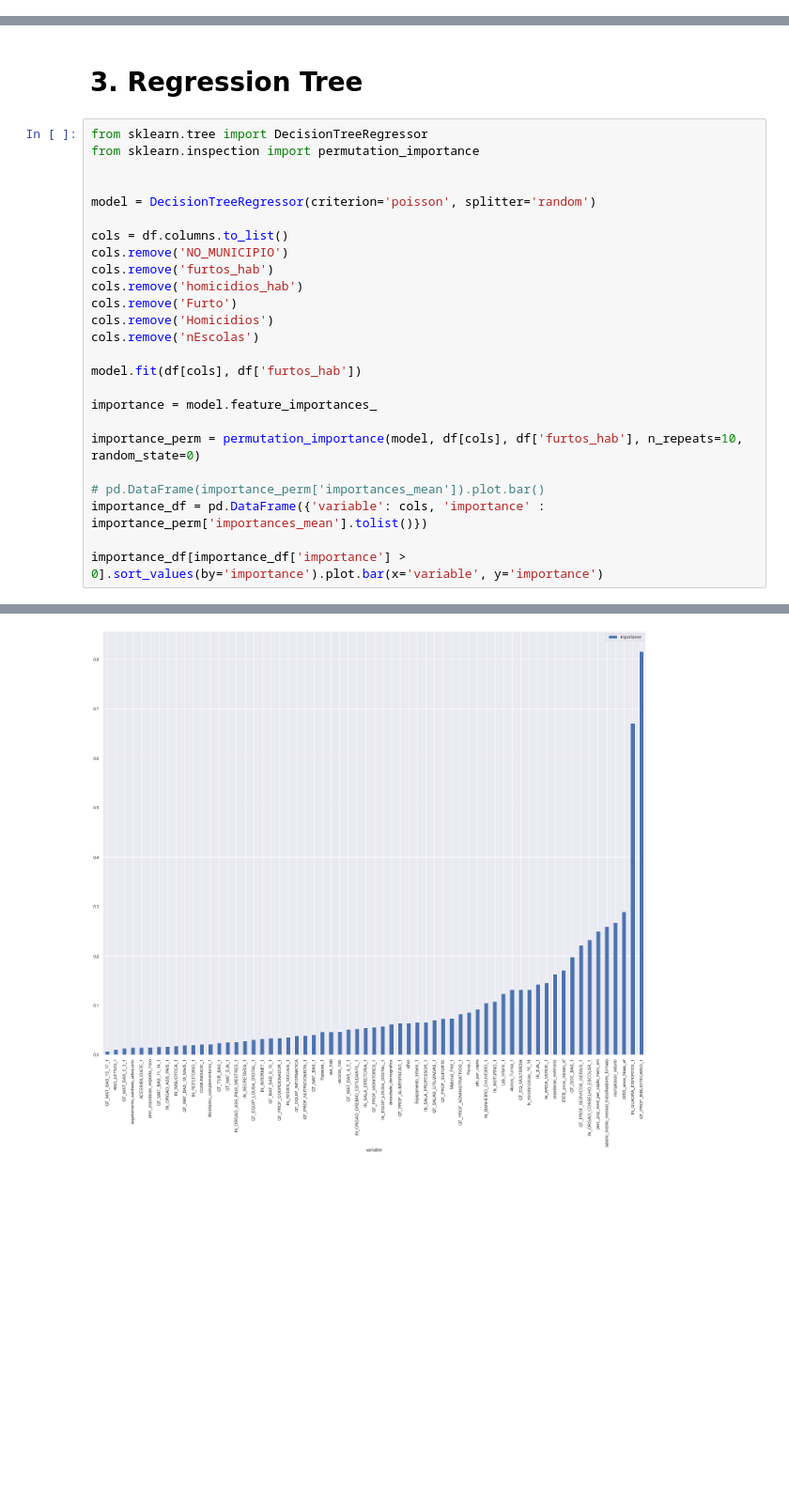
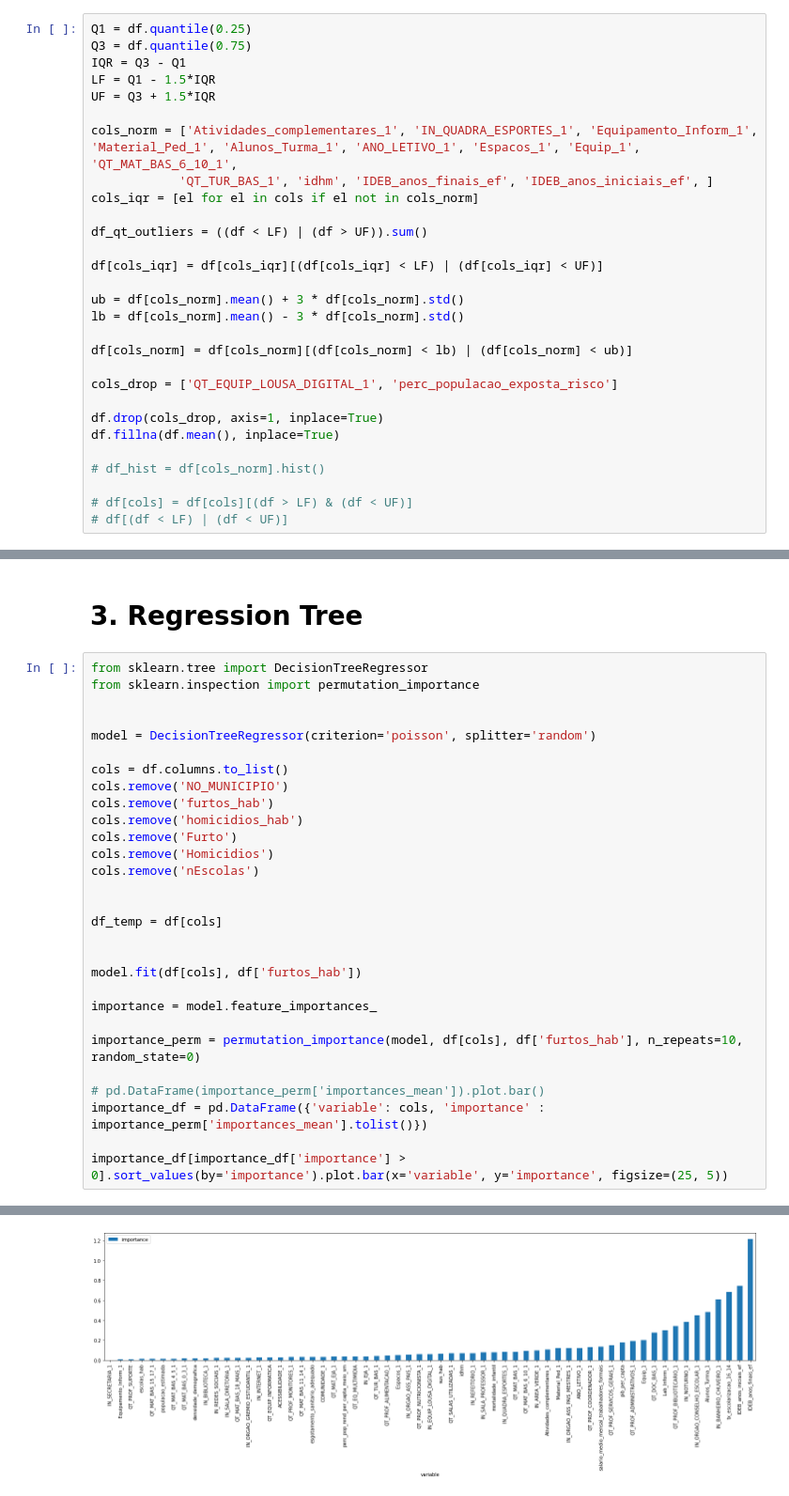
Before and after one commit to CaioFerreiraB/sp_crime_and_education, a Jupyter notebook: Exploratory_analysis.ipynb, the cells around one changed output, grey strips where cells are left out. Shown at 94% size. Cells and saved outputs as stored; diff of their text form; blank space fills up the shorter version.

```diff
--- a/Exploratory_analysis.ipynb
+++ b/Exploratory_analysis.ipynb
@@ -53,0 +67,29 @@ sns.pairplot(df[['furtos_hab', 'homicidios_hab', 'idhm', 'escolas_hab', 'salario
+# %%
+Q1 = df.quantile(0.25)
+Q3 = df.quantile(0.75)
+IQR = Q3 - Q1
+LF = Q1 - 1.5*IQR
+UF = Q3 + 1.5*IQR
+
+cols_norm = ['Atividades_complementares_1', 'IN_QUADRA_ESPORTES_1', 'Equipamento_Inform_1', 'Material_Ped_1', 'Alunos_Turma_1', 'ANO_LETIVO_1', 'Espacos_1', 'Equip_1', 'QT_MAT_BAS_6_10_1',
+            'QT_TUR_BAS_1', 'idhm', 'IDEB_anos_finais_ef', 'IDEB_anos_iniciais_ef', ]
+cols_iqr = [el for el in cols if el not in cols_norm]
+
+df_qt_outliers = ((df < LF) | (df > UF)).sum()
+
+df[cols_iqr] = df[cols_iqr][(df[cols_iqr] < LF) | (df[cols_iqr] < UF)]
+
+ub = df[cols_norm].mean() + 3 * df[cols_norm].std()
+lb = df[cols_norm].mean() - 3 * df[cols_norm].std()
+
+df[cols_norm] = df[cols_norm][(df[cols_norm] < lb) | (df[cols_norm] < ub)]
+
+cols_drop = ['QT_EQUIP_LOUSA_DIGITAL_1', 'perc_populacao_exposta_risco']
+
+df.drop(cols_drop, axis=1, inplace=True)
+df.fillna(df.mean(), inplace=True)
+
+# df_hist = df[cols_norm].hist()
+
+# df[cols] = df[cols][(df > LF) & (df < UF)]
+# df[(df < LF) | (df < UF)]
@@ -87,31 +138,35 @@ corr_final
 # %%
 from sklearn.tree import DecisionTreeRegressor
 from sklearn.inspection import permutation_importance
 
 
 model = DecisionTreeRegressor(criterion='poisson', splitter='random')
 
 cols = df.columns.to_list()
 cols.remove('NO_MUNICIPIO')
 cols.remove('furtos_hab')
 cols.remove('homicidios_hab')
 cols.remove('Furto')
 cols.remove('Homicidios')
 cols.remove('nEscolas')
 
+
+df_temp = df[cols]
+
+
 model.fit(df[cols], df['furtos_hab'])
 
 importance = model.feature_importances_
 
 importance_perm = permutation_importance(model, df[cols], df['furtos_hab'], n_repeats=10, random_state=0)
 
 # pd.DataFrame(importance_perm['importances_mean']).plot.bar()
 importance_df = pd.DataFrame({'variable': cols, 'importance' : importance_perm['importances_mean'].tolist()})
 
-importance_df[importance_df['importance'] > 0].sort_values(by='importance').plot.bar(x='variable', y='importance')
+importance_df[importance_df['importance'] > 0].sort_values(by='importance').plot.bar(x='variable', y='importance', figsize=(25, 5))
 # %% [output]
 <AxesSubplot:xlabel='variable'>
-[figure, old version]
+[figure, new version]
 # %%
 from sklearn.ensemble import RandomForestRegressor
 
```
Also changed, not shown: parts of 9 cells of this notebook.
